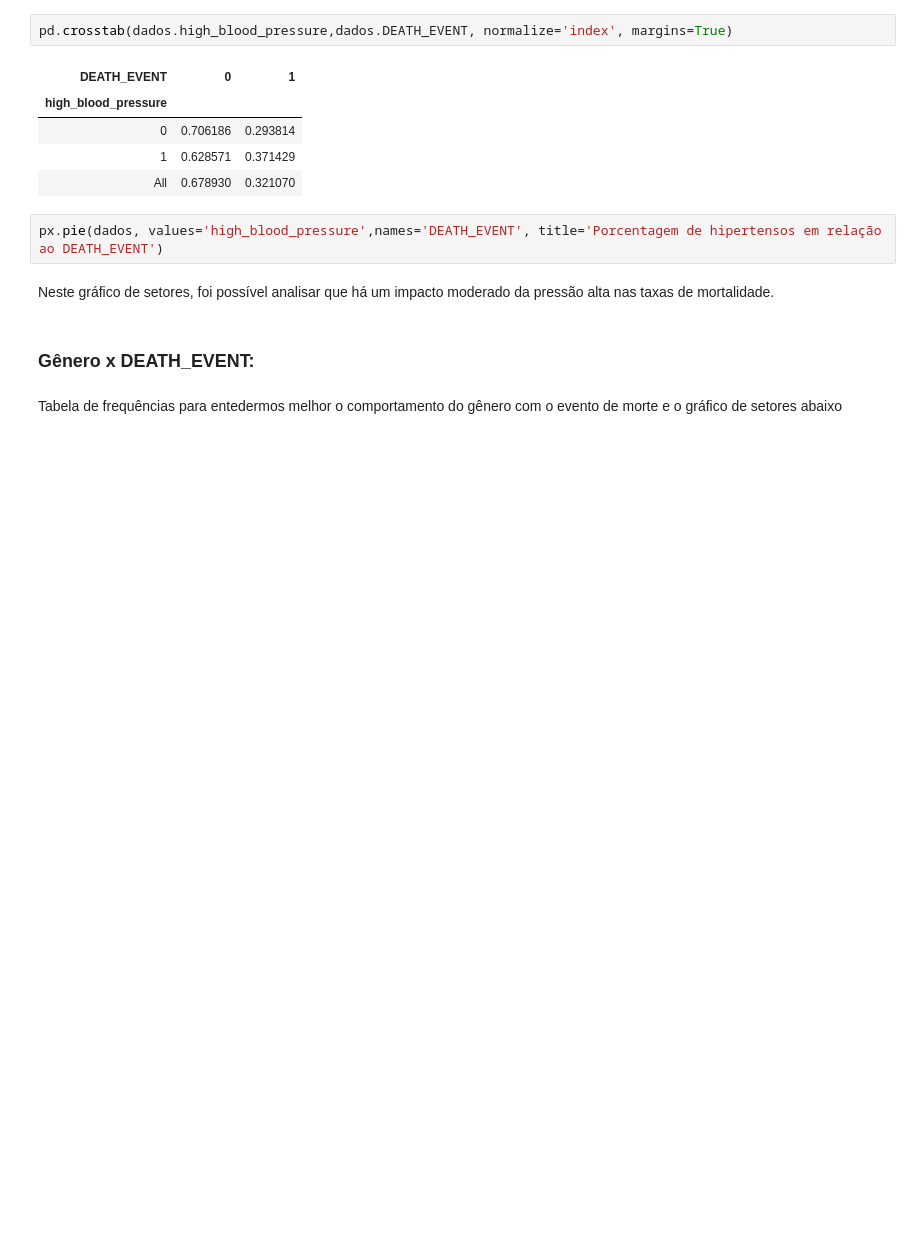
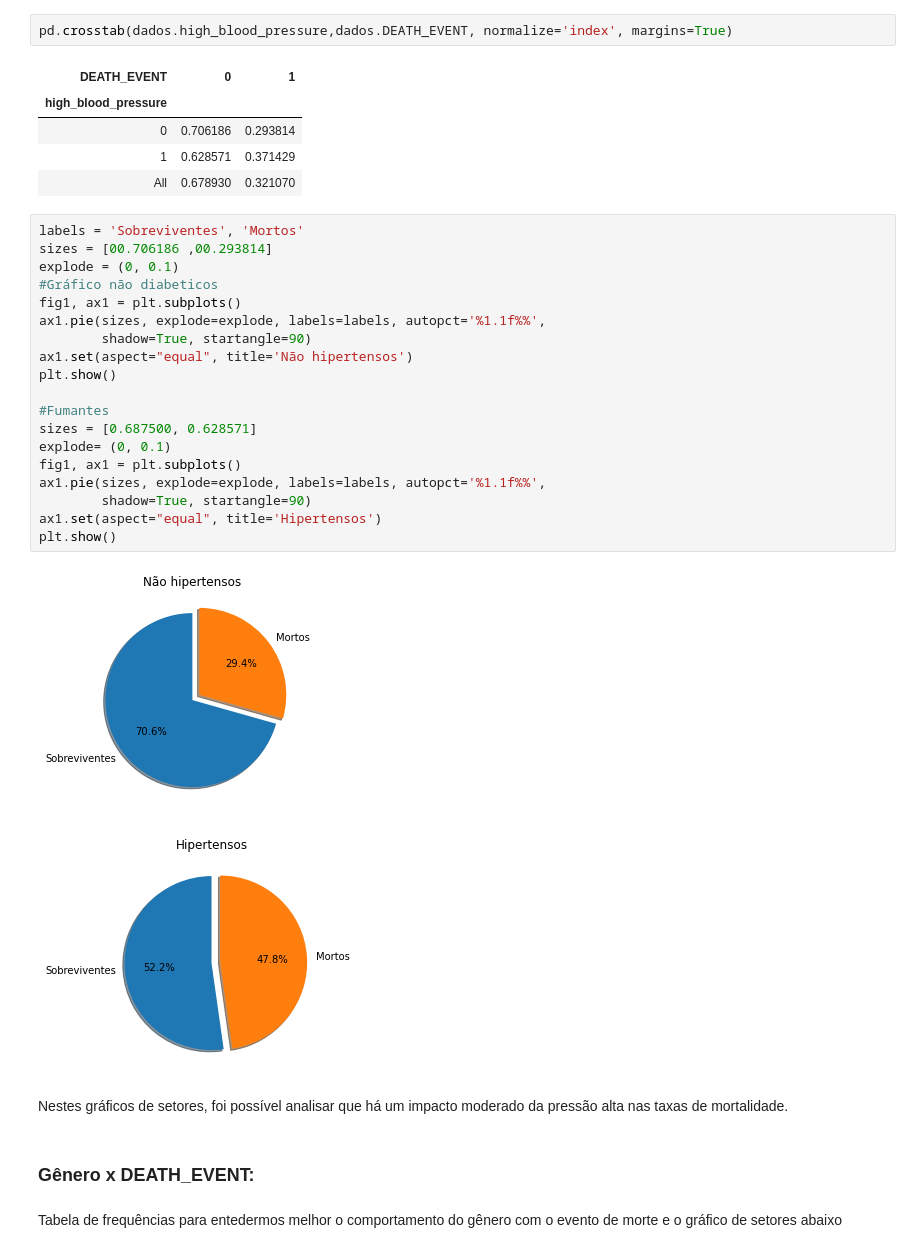
Before and after one commit to BrunoFNRodrigues/Projeto2Cidad, a Jupyter notebook: HeartFailure.ipynb, the cells around one changed output. Cells and saved outputs as stored; diff of their text form; blank space fills up the shorter version.

```diff
--- a/HeartFailure.ipynb
+++ b/HeartFailure.ipynb
@@ -273,10 +349,30 @@ pd.crosstab(dados.high_blood_pressure,dados.DEATH_EVENT, normalize='index', marg
 | 0 | 0.706186 | 0.293814 |
 | 1 | 0.628571 | 0.371429 |
 | All | 0.678930 | 0.321070 |
-# %%
-px.pie(dados, values='high_blood_pressure',names='DEATH_EVENT', title='Porcentagem de hipertensos em relação ao DEATH_EVENT')
+# %%
+labels = 'Sobreviventes', 'Mortos'
+sizes = [00.706186 ,00.293814]
+explode = (0, 0.1)
+#Gráfico não diabeticos
+fig1, ax1 = plt.subplots()
+ax1.pie(sizes, explode=explode, labels=labels, autopct='%1.1f%%',
+        shadow=True, startangle=90)
+ax1.set(aspect="equal", title='Não hipertensos')
+plt.show()
+
+#Fumantes
+sizes = [0.687500, 0.628571]
+explode= (0, 0.1)
+fig1, ax1 = plt.subplots()
+ax1.pie(sizes, explode=explode, labels=labels, autopct='%1.1f%%',
+        shadow=True, startangle=90)
+ax1.set(aspect="equal", title='Hipertensos')
+plt.show()
+# %% [output]
+[figure, added]
+[figure, added]
 # %% [markdown]
-Neste gráfico de setores, foi possível analisar que há um impacto moderado da pressão alta nas taxas de mortalidade.
+Nestes gráficos de setores, foi possível analisar que há um impacto moderado da pressão alta nas taxas de mortalidade.
 # %% [markdown]
 ### Gênero x DEATH_EVENT:
 # %% [markdown]
```
Also changed, not shown: parts of 13 cells of this notebook.
